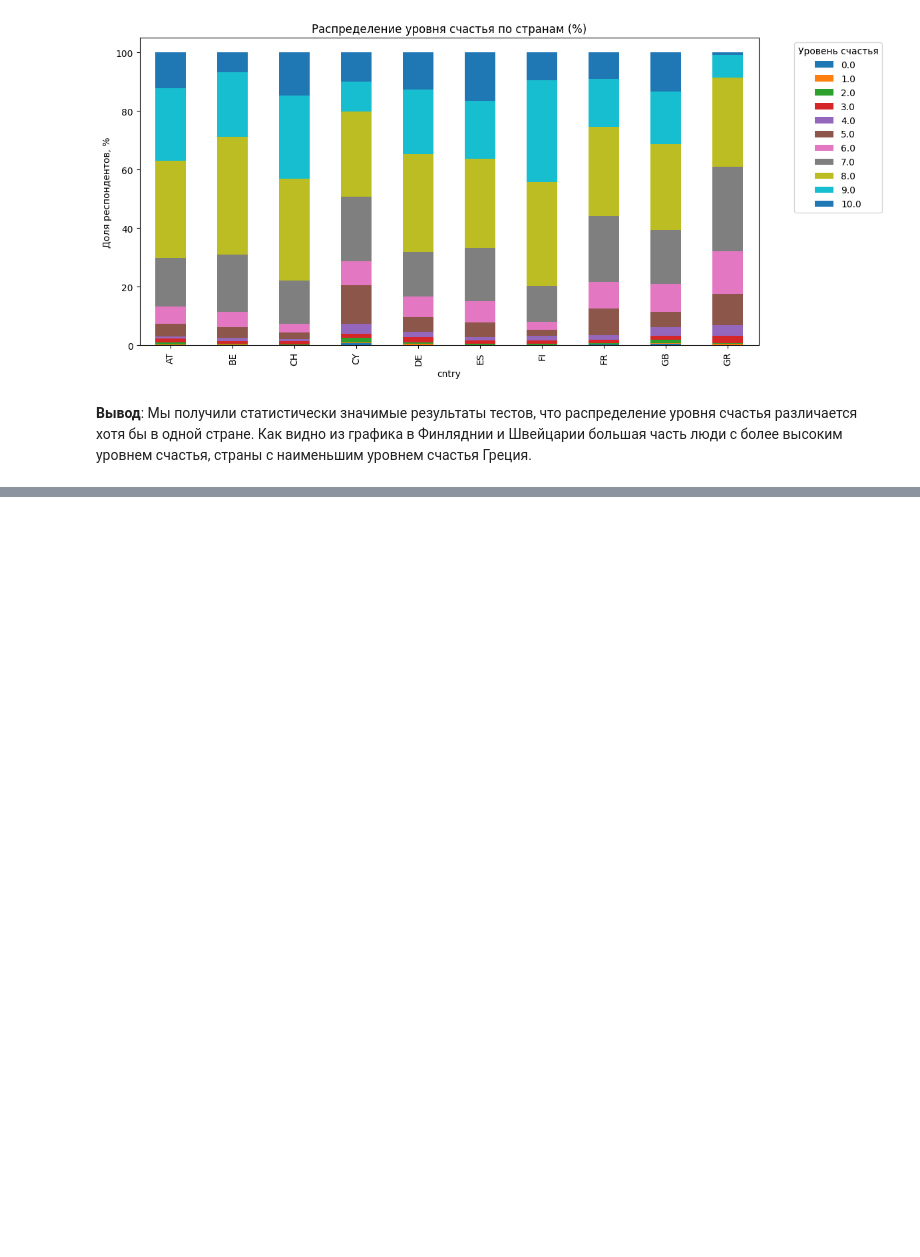
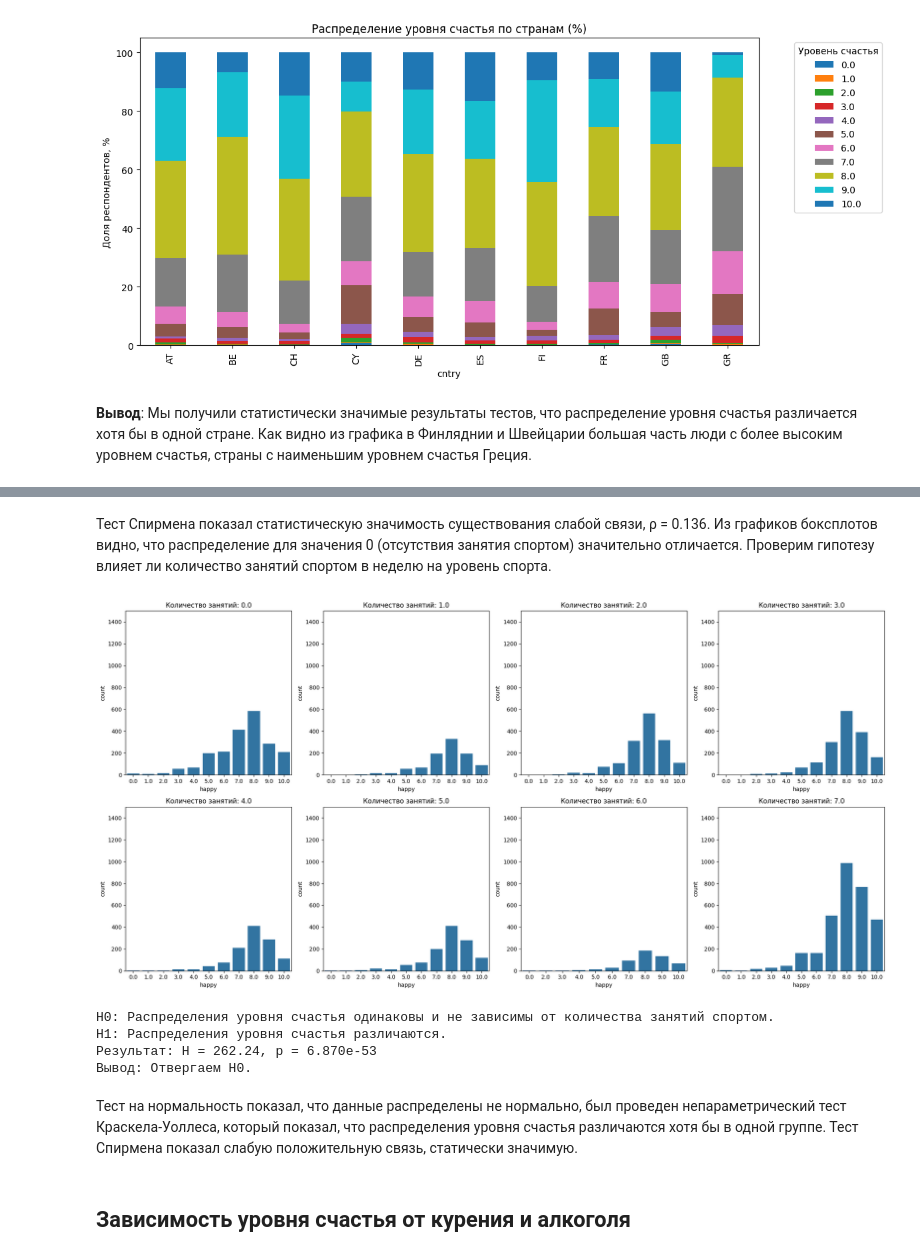
Before and after one commit to AnnaNebuko/ABD-PRJ-25-2team-HAPPINESS, a Jupyter notebook: stattest.ipynb, the cells around one changed output, grey strips where cells are left out. Saved outputs shown, nothing was run; the diff lists cells and outputs as text; code cells hidden in the pictures; blank space fills up the shorter version.

```diff
--- a/stattest.ipynb
+++ b/stattest.ipynb
@@ -84,0 +114,37 @@ plt.show()
+# %% [markdown]
+Тест Спирмена показал статистическую значимость существования слабой связи, ρ = 0.136. Из графиков боксплотов видно, что распределение для значения 0 (отсутствия занятия спортом) значительно отличается. Проверим гипотезу влияет ли количество занятий спортом в неделю на уровень спорта.
+# %%
+dosrpt_values = sorted(data_cleaned['dosprt'].unique().astype('object'))
+
+fig, axes = plt.subplots(nrows=2, ncols=4, figsize=(20, 10))
+axes = axes.flatten()
+
+for i, col in enumerate(dosrpt_values):
+    data = data_cleaned[data_cleaned['dosprt'] == col]
+    sns.countplot(x ='happy', data=data, ax=axes[i])
+    axes[i].set_title(f'Количество занятий: {col}')
+
+    axes[i].set_ylim(0, 1500)
+
+plt.tight_layout()
+plt.show()
+# %% [output]
+[figure, added]
+# %%
+result = pg.kruskal(data=data_cleaned, dv='happy', between='dosprt')
+
+# Вывод с гипотезами
+print(
+    f"H0: Распределения уровня счастья одинаковы и не зависимы от количества занятий спортом.\n"
+    f"H1: Распределения уровня счастья различаются.\n"
+    f"Результат: H = {result['H'].values[0]:.2f}, p = {result['p-unc'].values[0]:.3e}\n"
+    f"Вывод: {'Отвергаем H0' if result['p-unc'].values[0] < 0.05 else 'Нет оснований отвергнуть H0'}.")
+# %% [output]
+H0: Распределения уровня счастья одинаковы и не зависимы от количества занятий спортом.
+H1: Распределения уровня счастья различаются.
+Результат: H = 262.24, p = 6.870e-53
+Вывод: Отвергаем H0.
+# %% [markdown]
+Тест на нормальность показал, что данные распределены не нормально, был проведен непараметрический тест Краскела-Уоллеса, который показал, что распределения уровня счастья различаются хотя бы в одной группе. Тест Спирмена показал слабую положительную связь, статически значимую.
+# %% [markdown]
+## Зависимость уровня счастья от курения и алкоголя
```
Also changed, not shown: parts of 11 cells of this notebook.
